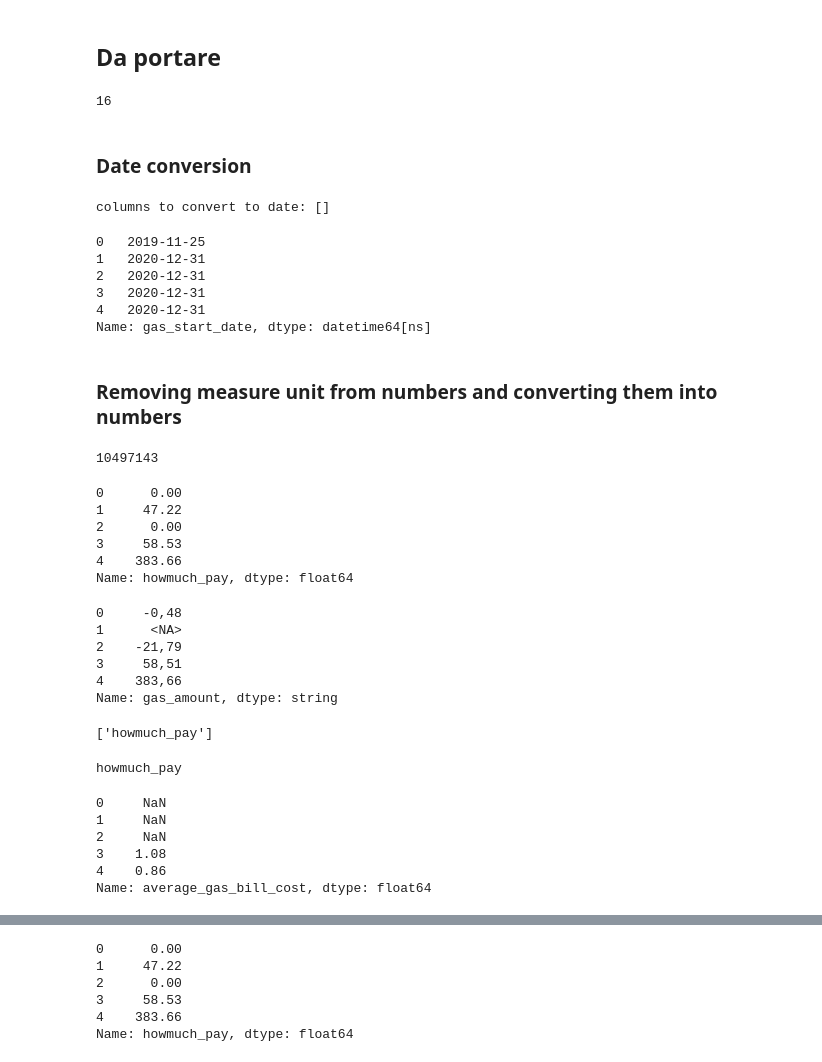
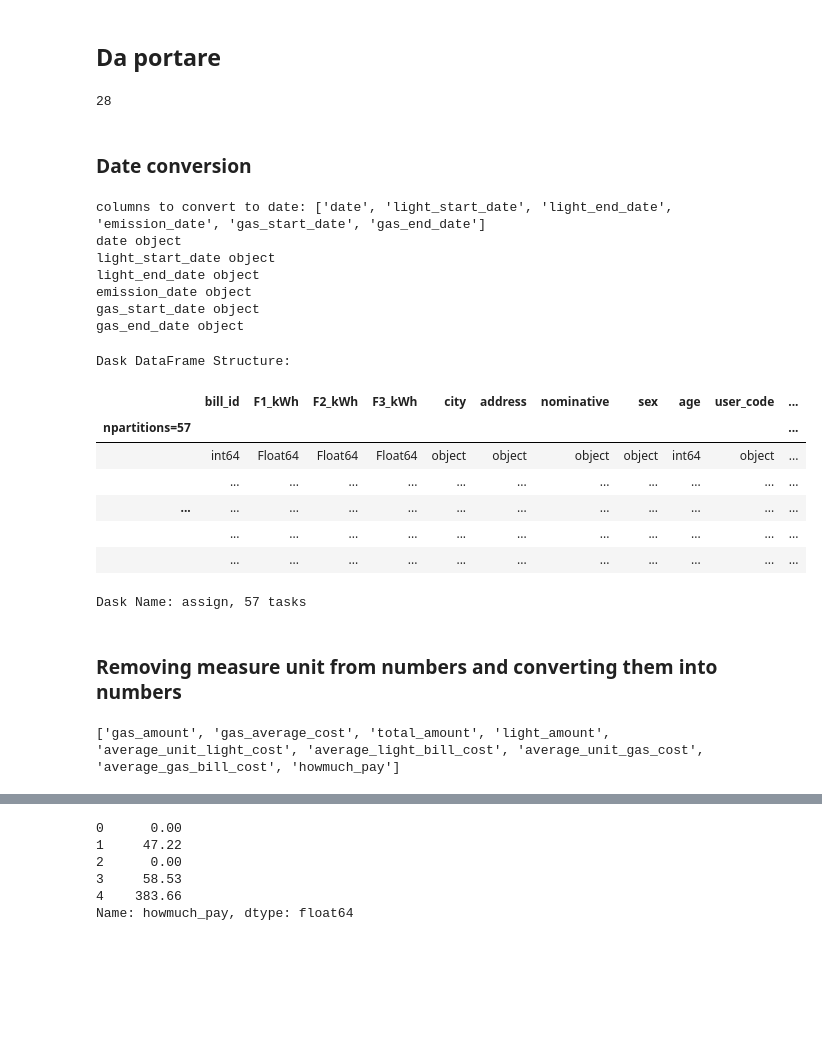
Before and after one commit to Il-Pela/BDMG-Project, a Jupyter notebook: Pelacani.ipynb, the cells around one changed output, grey strips where cells are left out. Drawn from its saved outputs; the diff is of its cells as text; code cells hidden in the pictures; blank space fills up the shorter version.

Commit message:
COLONNE CONVERTITE

```diff
--- a/Pelacani.ipynb
+++ b/Pelacani.ipynb
@@ -189,3 +200,5 @@ print(f"DF: {ddf}")
+# %%
+base['light_offer'] = base['light_offer'].astype(str)
 # %%
 # CONVERTING ALL THE STRING COLUMNS TO OBJECT COLUMN
 # THIS BECAUSE STRING COLUMNS CAUSE A LOT OF ERRORS WHEN PROCESSED AS STRINGS
@@ -227,7 +240,7 @@ def col_type(base, find=['numeric']):
 # %%
 len(col_type(base, 'string'))
 # %% [output]
-16
+28
 # %% [markdown]
 ### Date conversion
 # %%
@@ -274,44 +287,35 @@ for c in date_cols:
 
     # print(base[c].head())
 # %% [output]
-columns to convert to date: []
+columns to convert to date: ['date', 'light_start_date', 'light_end_date', 'emission_date', 'gas_start_date', 'gas_end_date']
+date object
+light_start_date object
+light_end_date object
+emission_date object
+gas_start_date object
+gas_end_date object
-# %%
-df['gas_start_date'].head()
-# %% [output]
-0   2019-11-25
-1   2020-12-31
-2   2020-12-31
-3   2020-12-31
-4   2020-12-31
-Name: gas_start_date, dtype: datetime64[ns]
+# %%
+base.df = base.df.persist()
+# %%
+base.df
+# %% [output]
+Dask DataFrame Structure:
+|  | bill_id | F1_kWh | F2_kWh | F3_kWh | city | address | nominative | sex | age | user_code | ... |
+| npartitions=57 |  |  |  |  |  |  |  |  |  |  | ... |
+|  | int64 | Float64 | Float64 | Float64 | object | object | object | object | int64 | object | ... |
+|  | ... | ... | ... | ... | ... | ... | ... | ... | ... | ... | ... |
+| ... | ... | ... | ... | ... | ... | ... | ... | ... | ... | ... | ... |
+|  | ... | ... | ... | ... | ... | ... | ... | ... | ... | ... | ... |
+|  | ... | ... | ... | ... | ... | ... | ... | ... | ... | ... | ... |
+Dask Name: assign, 57 tasks
 # %% [markdown]
 ### Removing measure unit from numbers and converting them into numbers
 # %%
 # this line can be used to retrieve alle the columns with a number pattern inside them but is too resources consuming
 # Due to the small number of columns We preferred to analize them one by one
-base['howmuch_pay'].str.contains('[0-9]+[.,][0-9]*', regex=True).count().compute()
+
+# base['howmuch_pay'].str.contains('[0-9]+[.,][0-9]*', regex=True).count().compute()
 # [0-9]+[.,][0-9]*
-# %% [output]
-10497143
-# %%
-base.replace(['howmuch_pay'], ',', '.', regex=True)
-dd.to_numeric(base['howmuch_pay'], errors='coerce').head()
-# %% [output]
-0      0.00
-1     47.22
-2      0.00
-3     58.53
-4    383.66
-Name: howmuch_pay, dtype: float64
-# %%
-base['gas_amount'].head()
-# %% [output]
-0     -0,48
-1      <NA>
-2    -21,79
-3     58,51
-4    383,66
-Name: gas_amount, dtype: string
 # %%
 #finding string columns with number inside
 to_numeric_cols = []
@@ -324,6 +328,6 @@ for c in df.columns:
 to_numeric_cols.append('howmuch_pay')
 print(to_numeric_cols)
 # %% [output]
-['howmuch_pay']
+['gas_amount', 'gas_average_cost', 'total_amount', 'light_amount', 'average_unit_light_cost', 'average_light_bill_cost', 'average_unit_gas_cost', 'average_gas_bill_cost', 'howmuch_pay']
 # %%
 # Exctracting measure unit from the column
@@ -331,16 +336,9 @@ base.split('average_gas_bill_cost', 1)[1].value_counts().index.compute()[0]
 # %%
 # Converting columns from string tu numeric
+partitions = base.npartitions()
 for c in to_numeric_cols:
-    print(c)
-    base.strip([c], '€/smc')[c]
+    base[c] = base[c].str.extract(r'([0-9]+[,.][0-9]*)', flags=0, expand=False)
+    # print(f'{c} measure: {measure}')
     base.replace([c], ',', '.', regex=True)[c]
-    base.get_df()[c] = dd.to_numeric(base.get_df()[c], errors='coerce')
+    base.get_df()[c] = dd.to_numeric(base.get_df()[c], errors='coerce', meta=('float'))
 # base.get_df().head()['average_gas_bill_cost']
-# %% [output]
-howmuch_pay
-0     NaN
-1     NaN
-2     NaN
-3    1.08
-4    0.86
-Name: average_gas_bill_cost, dtype: float64
```
Also changed, not shown: parts of 10 cells of this notebook, 1 other file.
